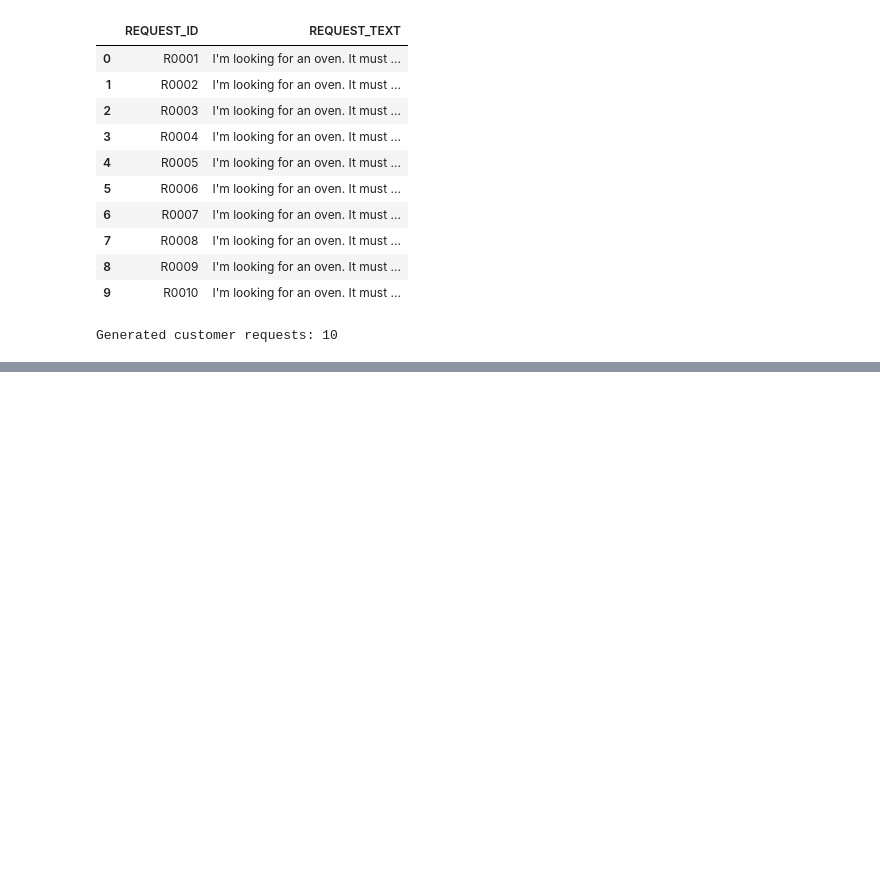
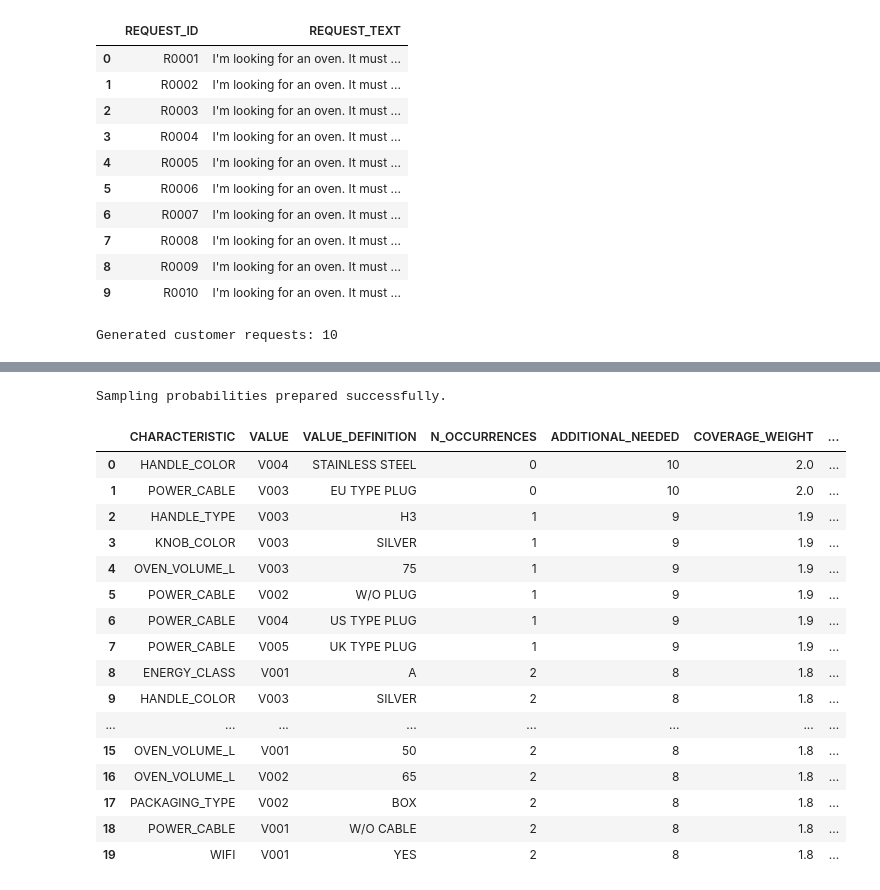
Before and after one commit to bnlozc/oven-product-matching, a Jupyter notebook: notebooks/02_customer_request_generation.ipynb, the cells around one changed output, grey strips where cells are left out. Saved outputs shown, nothing was run; the diff lists cells and outputs as text; code cells hidden in the pictures; blank space fills up the shorter version.

Commit message:
Complete NLP-based oven product matching prototype

```diff
--- a/notebooks/02_customer_request_generation.ipynb
+++ b/notebooks/02_customer_request_generation.ipynb
@@ -1410,0 +2961,66 @@ Generated customer requests: 10
+# %%
+# Step 50 - Prepare coverage-aware sampling weights
+
+sampling_weights = coverage_targets.copy()
+
+min_examples = expansion_targets["MIN_EXAMPLES_PER_VALUE"]
+
+# Higher priority for values with fewer examples
+sampling_weights["COVERAGE_WEIGHT"] = (
+    1.0
+    + sampling_weights["ADDITIONAL_NEEDED"] / min_examples
+)
+
+# Normalize weights within each characteristic
+sampling_weights["SAMPLING_PROBABILITY"] = (
+    sampling_weights["COVERAGE_WEIGHT"]
+    / sampling_weights.groupby("CHARACTERISTIC")[
+        "COVERAGE_WEIGHT"
+    ].transform("sum")
+)
+
+# Verify probabilities
+probability_check = (
+    sampling_weights.groupby("CHARACTERISTIC")[
+        "SAMPLING_PROBABILITY"
+    ].sum()
+)
+
+assert (
+    (probability_check - 1.0).abs() < 1e-9
+).all()
+
+print("Sampling probabilities prepared successfully.")
+
+display(
+    sampling_weights[
+        [
+            "CHARACTERISTIC",
+            "VALUE",
+            "VALUE_DEFINITION",
+            "N_OCCURRENCES",
+            "ADDITIONAL_NEEDED",
+            "COVERAGE_WEIGHT",
+            "SAMPLING_PROBABILITY"
+        ]
+    ].head(20)
+)
+# %% [output]
+Sampling probabilities prepared successfully.
+|  | CHARACTERISTIC | VALUE | VALUE_DEFINITION | N_OCCURRENCES | ADDITIONAL_NEEDED | COVERAGE_WEIGHT | ... |
+| 0 | HANDLE_COLOR | V004 | STAINLESS STEEL | 0 | 10 | 2.0 | ... |
+| 1 | POWER_CABLE | V003 | EU TYPE PLUG | 0 | 10 | 2.0 | ... |
+| 2 | HANDLE_TYPE | V003 | H3 | 1 | 9 | 1.9 | ... |
+| 3 | KNOB_COLOR | V003 | SILVER | 1 | 9 | 1.9 | ... |
+| 4 | OVEN_VOLUME_L | V003 | 75 | 1 | 9 | 1.9 | ... |
+| 5 | POWER_CABLE | V002 | W/O PLUG | 1 | 9 | 1.9 | ... |
+| 6 | POWER_CABLE | V004 | US TYPE PLUG | 1 | 9 | 1.9 | ... |
+| 7 | POWER_CABLE | V005 | UK TYPE PLUG | 1 | 9 | 1.9 | ... |
+| 8 | ENERGY_CLASS | V001 | A | 2 | 8 | 1.8 | ... |
+| 9 | HANDLE_COLOR | V003 | SILVER | 2 | 8 | 1.8 | ... |
+| ... | ... | ... | ... | ... | ... | ... | ... |
+| 15 | OVEN_VOLUME_L | V001 | 50 | 2 | 8 | 1.8 | ... |
+| 16 | OVEN_VOLUME_L | V002 | 65 | 2 | 8 | 1.8 | ... |
+| 17 | PACKAGING_TYPE | V002 | BOX | 2 | 8 | 1.8 | ... |
+| 18 | POWER_CABLE | V001 | W/O CABLE | 2 | 8 | 1.8 | ... |
+| 19 | WIFI | V001 | YES | 2 | 8 | 1.8 | ... |
```
Also changed, not shown: parts of 103 cells of this notebook, 22 other files.
